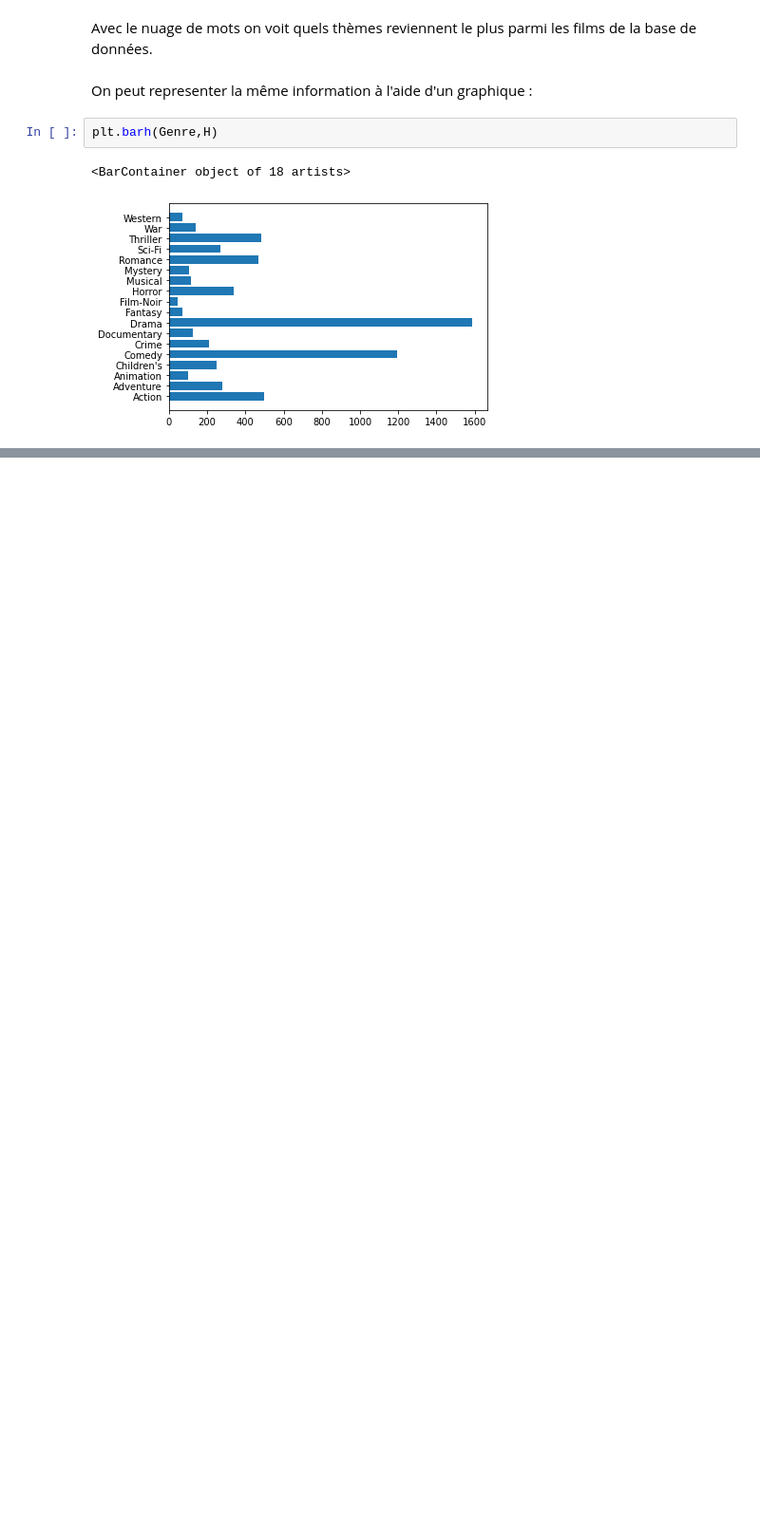
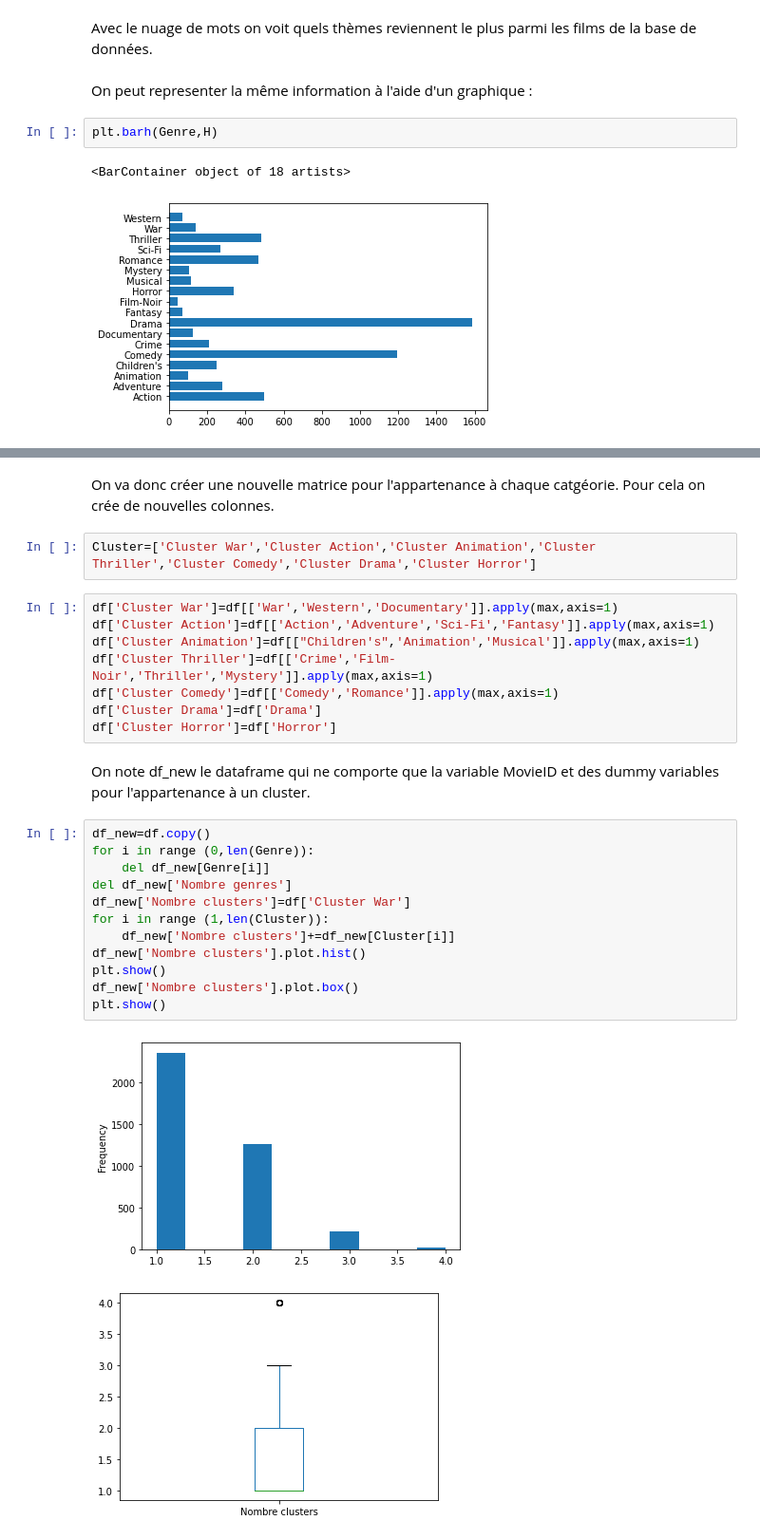
Before and after one commit to rthabut/Recommender-System, a Jupyter notebook: Étude base 1M Movie Lens - Etude des bases de données (1).ipynb, the cells around one changed output, grey strips where cells are left out. Shown: that part at 95% size. Cells and saved outputs as stored; diff of their text form; blank space fills up the shorter version.

```diff
--- a/Étude base 1M Movie Lens - Etude des bases de données (1).ipynb
+++ b/Étude base 1M Movie Lens - Etude des bases de données (1).ipynb
@@ -329,0 +388,29 @@ plt.barh(Genre,H)
+# %% [markdown]
+On va donc créer une nouvelle matrice pour l'appartenance à chaque catgéorie. Pour cela on crée de nouvelles colonnes.
+# %%
+Cluster=['Cluster War','Cluster Action','Cluster Animation','Cluster Thriller','Cluster Comedy','Cluster Drama','Cluster Horror']
+# %%
+df['Cluster War']=df[['War','Western','Documentary']].apply(max,axis=1)
+df['Cluster Action']=df[['Action','Adventure','Sci-Fi','Fantasy']].apply(max,axis=1)
+df['Cluster Animation']=df[["Children's",'Animation','Musical']].apply(max,axis=1)
+df['Cluster Thriller']=df[['Crime','Film-Noir','Thriller','Mystery']].apply(max,axis=1)
+df['Cluster Comedy']=df[['Comedy','Romance']].apply(max,axis=1)
+df['Cluster Drama']=df['Drama']
+df['Cluster Horror']=df['Horror']
+# %% [markdown]
+On note df_new le dataframe qui ne comporte que la variable MovieID et des dummy variables pour l'appartenance à un cluster.
+# %%
+df_new=df.copy()
+for i in range (0,len(Genre)):
+    del df_new[Genre[i]]
+del df_new['Nombre genres']
+df_new['Nombre clusters']=df['Cluster War']
+for i in range (1,len(Cluster)):
+    df_new['Nombre clusters']+=df_new[Cluster[i]]
+df_new['Nombre clusters'].plot.hist()
+plt.show()
+df_new['Nombre clusters'].plot.box()
+plt.show()
+# %% [output]
+[figure, added]
+[figure, added]
```
Also changed, not shown: parts of 14 cells of this notebook.
